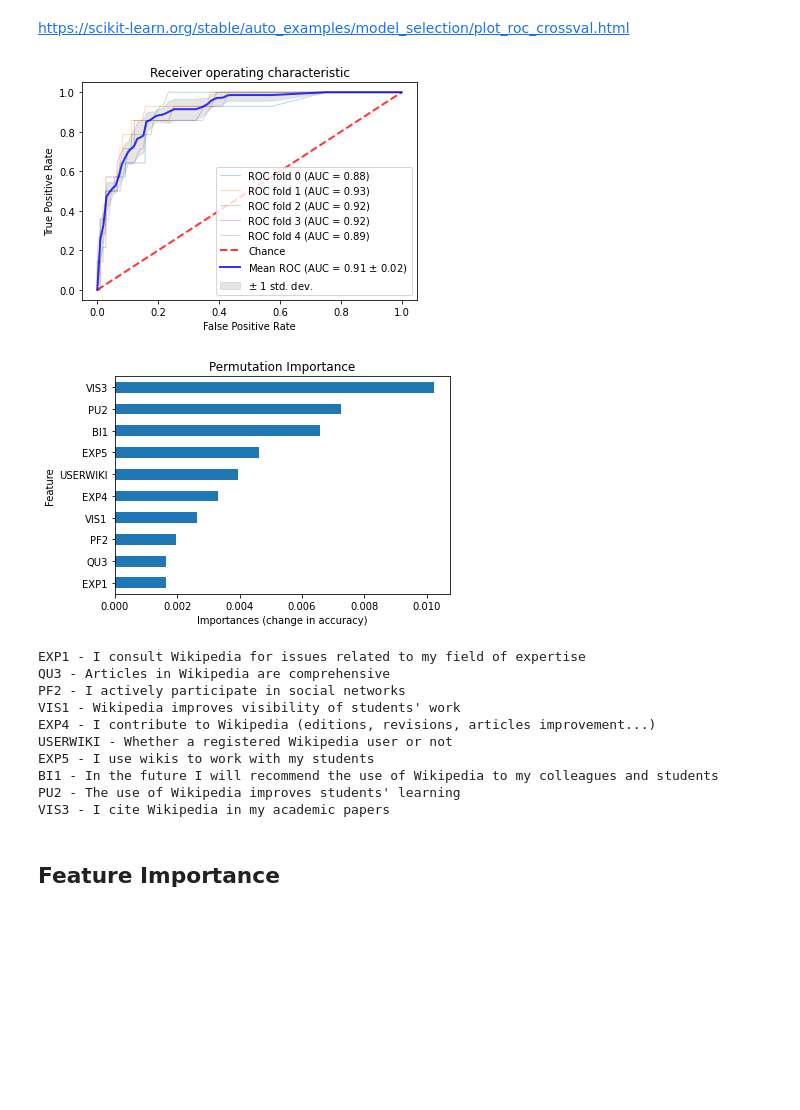
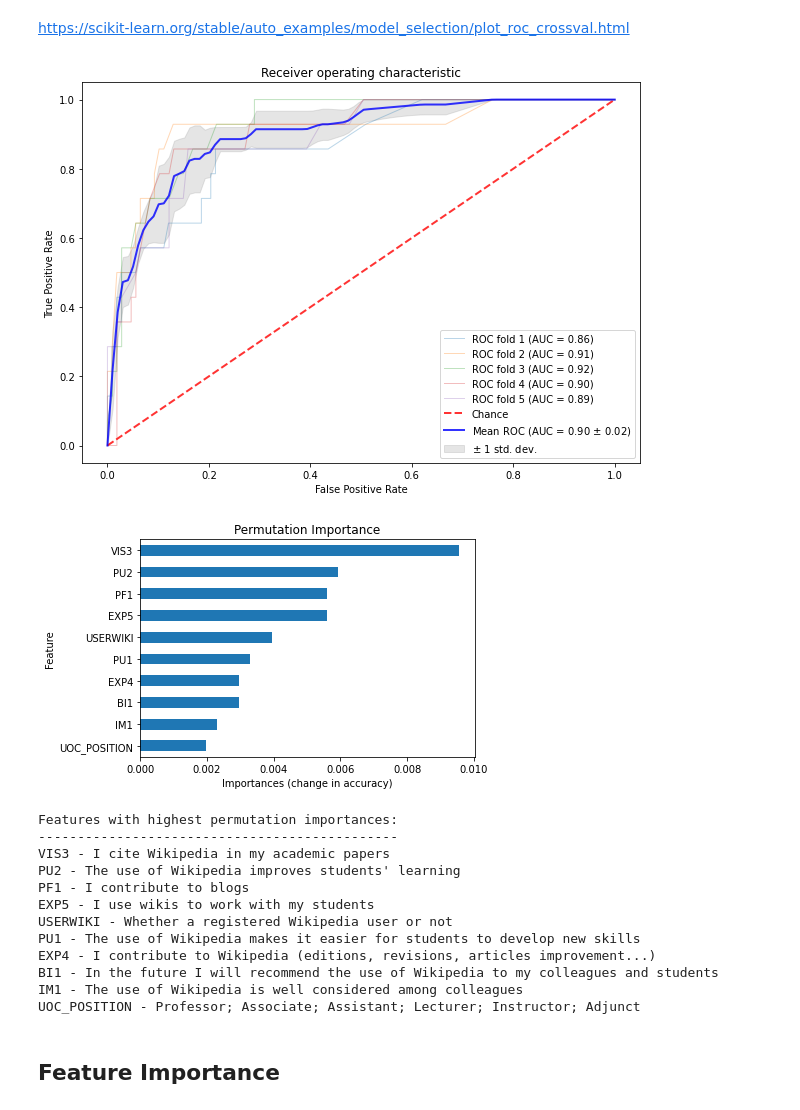
Before and after one commit to KWeatherwalks/EduWikiML, a Jupyter notebook: RandomForestClassifierModel.ipynb, the cells around one changed output. Cells and saved outputs as stored; diff of their text form; code cells hidden in the pictures; blank space fills up the shorter version.

```diff
--- a/RandomForestClassifierModel.ipynb
+++ b/RandomForestClassifierModel.ipynb
@@ -94,7 +94,7 @@ dict_keys(['bootstrap', 'ccp_alpha', 'class_weight', 'criterion', 'max_depth', '
 # %%
 params = {
     'randomforestclassifier__n_estimators': range(10,30),
-    'randomforestclassifier__max_depth': range(5,100)
+    'randomforestclassifier__max_depth': range(50,100)
 }
 
 cross_validation = StratifiedKFold(n_splits=5, shuffle=True, random_state=42)
@@ -138,40 +145,40 @@ tprs = []
 aucs = []
 mean_fpr = np.linspace(0, 1, 100)
 
-fig, ax = plt.subplots()
+fig, ax = plt.subplots(figsize=(10,7))
 for i, (train, test) in enumerate(cross_validation.split(X, y)):
     classifier.fit(X.iloc[train], y.iloc[train])
     viz = plot_roc_curve(classifier, X.iloc[test], y.iloc[test],
-                         name='ROC fold {}'.format(i),
+                         name='ROC fold {}'.format(i+1),
                          alpha=0.3, lw=1, ax=ax)
     interp_tpr = np.interp(mean_fpr, viz.fpr, viz.tpr)
     interp_tpr[0] = 0.0
     tprs.append(interp_tpr)
     aucs.append(viz.roc_auc)
 
 ax.plot([0, 1], [0, 1], linestyle='--', lw=2, color='r',
         label='Chance', alpha=.8)
 
 mean_tpr = np.mean(tprs, axis=0)
 mean_tpr[-1] = 1.0
 mean_auc = auc(mean_fpr, mean_tpr)
 std_auc = np.std(aucs)
 ax.plot(mean_fpr, mean_tpr, color='b',
         label=r'Mean ROC (AUC = %0.2f $\pm$ %0.2f)' % (mean_auc, std_auc),
         lw=2, alpha=.8)
 
 std_tpr = np.std(tprs, axis=0)
 tprs_upper = np.minimum(mean_tpr + std_tpr, 1)
 tprs_lower = np.maximum(mean_tpr - std_tpr, 0)
 ax.fill_between(mean_fpr, tprs_lower, tprs_upper, color='grey', alpha=.2,
                 label=r'$\pm$ 1 std. dev.')
 
 ax.set(xlim=[-0.05, 1.05], ylim=[-0.05, 1.05],
        title="Receiver operating characteristic")
 ax.legend(loc="lower right")
 plt.show()
 # %% [output]
-[figure, old version]
+[figure, new version]
 # %%
 # Permutation importance
 perm_imp = permutation_importance(estimator=classifier, X=X, y=y, random_state=42)
@@ -187,22 +194,26 @@ plt.xlabel('Importances (change in accuracy)')
 plt.ylabel('Feature')
 plt.title('Permutation Importance');
 # %% [output]
-[figure, old version]
+[figure, new version]
 # %%
-for i in range(10):
+print('Features with highest permutation importances:')
+print('-'*46)
+for i in range(9,-1,-1):
     feature = pi_df.tail(10).index[i]
     print(feature, '-', constructs.loc[feature].statement)
 # %% [output]
-EXP1 - I consult Wikipedia for issues related to my field of expertise
-QU3 - Articles in Wikipedia are comprehensive
-PF2 - I actively participate in social networks
-VIS1 - Wikipedia improves visibility of students' work
+Features with highest permutation importances:
+----------------------------------------------
+VIS3 - I cite Wikipedia in my academic papers
+PU2 - The use of Wikipedia improves students' learning
+PF1 - I contribute to blogs
+EXP5 - I use wikis to work with my students
+USERWIKI - Whether a registered Wikipedia user or not
+PU1 - The use of Wikipedia makes it easier for students to develop new skills
 EXP4 - I contribute to Wikipedia (editions, revisions, articles improvement...)
-USERWIKI - Whether a registered Wikipedia user or not
-EXP5 - I use wikis to work with my students
 BI1 - In the future I will recommend the use of Wikipedia to my colleagues and students
-PU2 - The use of Wikipedia improves students' learning
-VIS3 - I cite Wikipedia in my academic papers
+IM1 - The use of Wikipedia is well considered among colleagues
+UOC_POSITION - Professor; Associate; Assistant; Lecturer; Instructor; Adjunct
 # %% [markdown]
 ## Feature Importance
 # %% [markdown]
```
Also changed, not shown: parts of 4 cells of this notebook, 1 other file.
